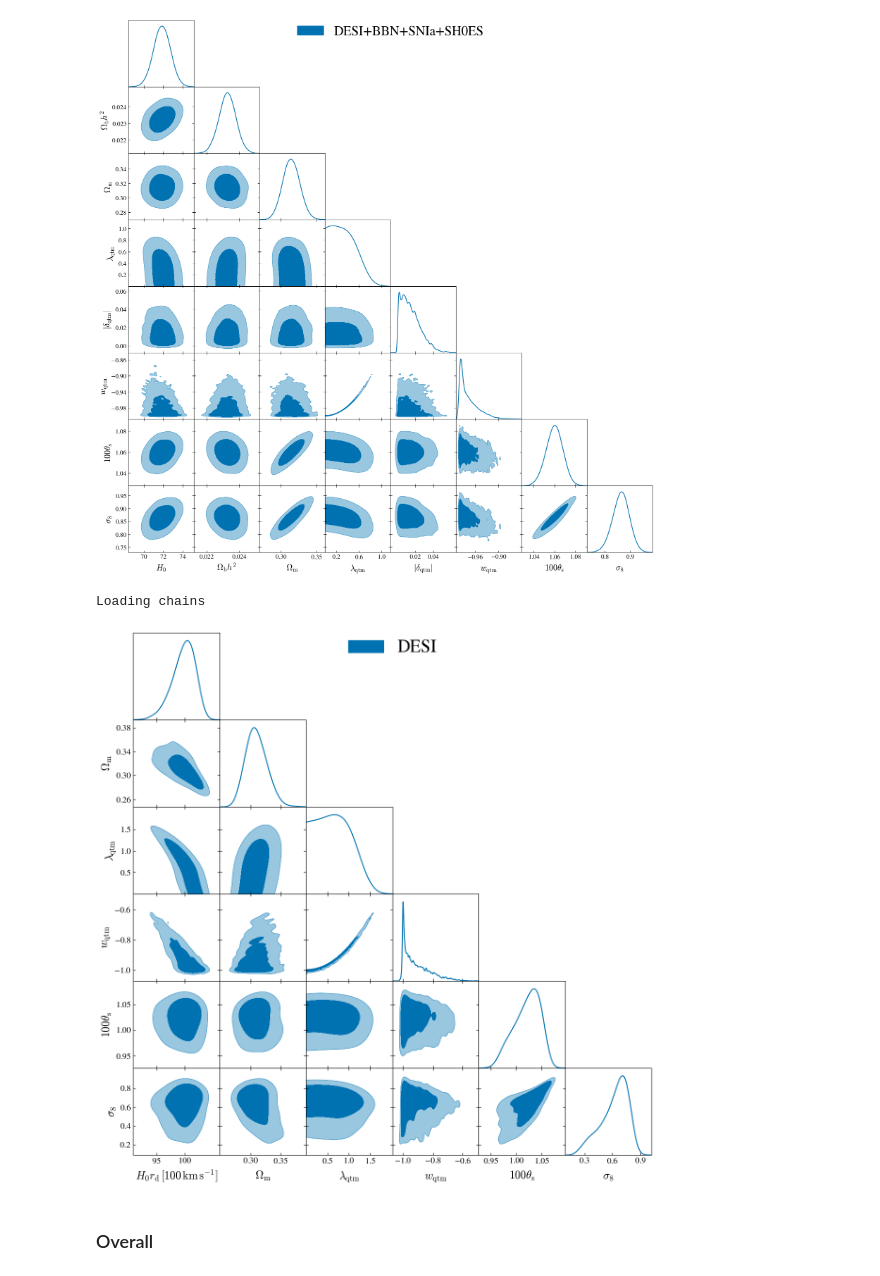
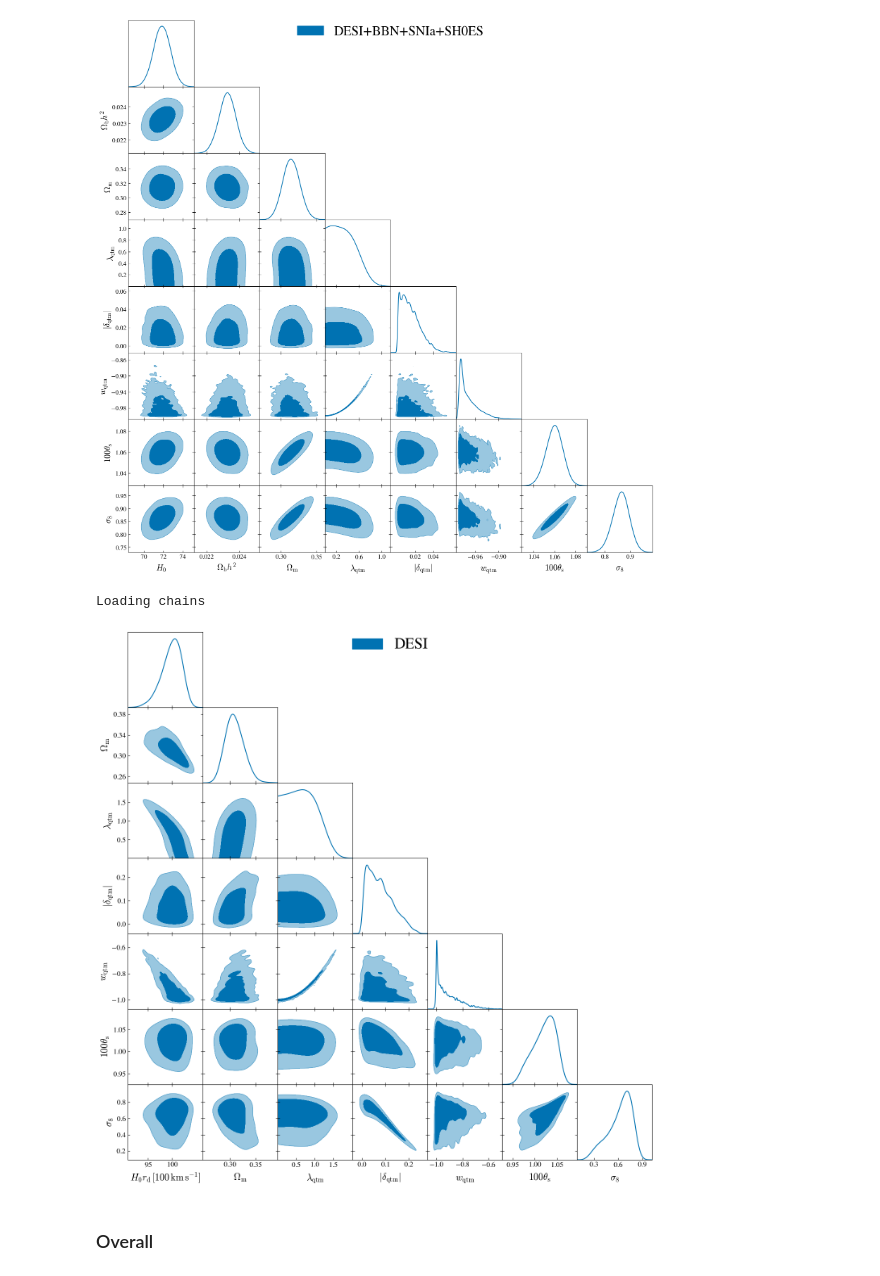
Before and after one commit to pandaphys201/quintom-project, a Jupyter notebook: notebook/MCMC_analysis.ipynb, the cells around one changed output. Cells and saved outputs as stored; diff of their text form; code cells hidden in the pictures.

Commit message:
Add abs_delta_qtm in quintom_DESI

```diff
--- a/notebook/MCMC_analysis.ipynb
+++ b/notebook/MCMC_analysis.ipynb
@@ -320,17 +320,22 @@ WARNING:root:auto bandwidth for w_qtm very small or failed (h=0.0007836903703761
 # %%
 quintom_post_processed = CobayaAnalyzer(chain_dicts={'quintom_DESI_add_H0rd':
                                                   [str(chain_dir / 'quintom/DESI/quintom_DESI.post.add_H0rd'),
                                                    'DESI',
                                                     'Quintom']},
                                         burn_in=0.3)
+sample = list(quintom_post_processed.chains.values())[0][0]
+p = sample.getParams()
+abs_delta_qtm = np.abs(p.delta_qtm)
+sample.addDerived(abs_delta_qtm, name='abs_delta_qtm', label=r'|\delta_{\mathrm{qtm}}|')
+
 quintom_post_processed.plot_triangle(params=['H0rd', 'Omega_m', 'lambda_qtm', 'abs_delta_qtm', 'w_qtm', 'theta_s_100', 'sigma8'],
                                colors=["#0072B2"],
                                fontsize=[16,20,30],
                                combined=False,
                                save_as='final')
 # %% [output]
 Loading chains
-[figure, old version]
+[figure, new version]
 # %% [markdown]
 ### Overall
 # %%
```
Also changed, not shown: 1 other file.
